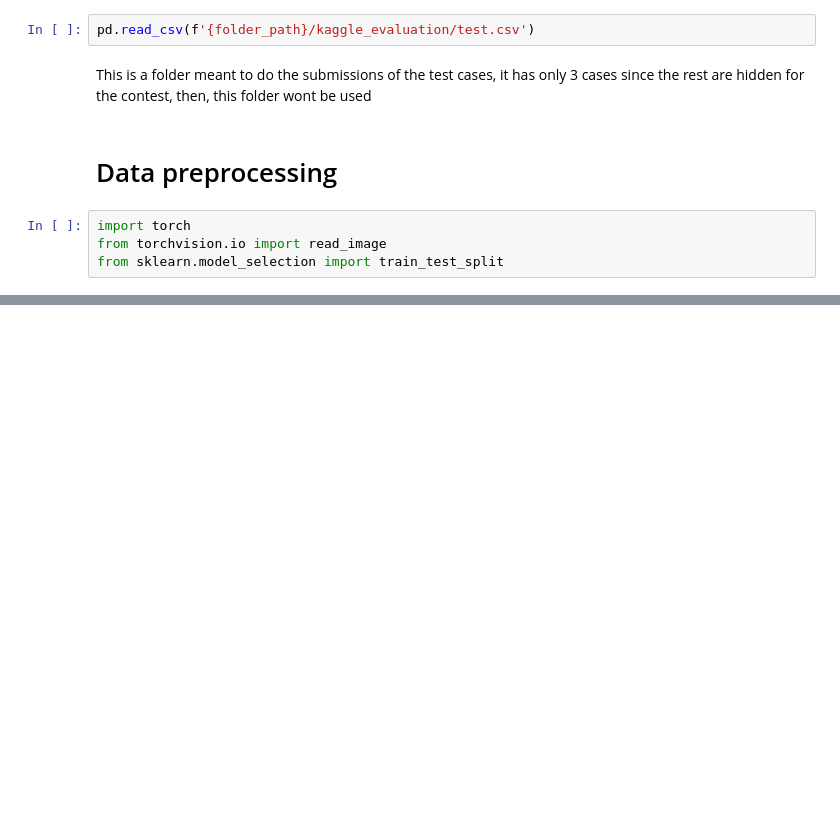
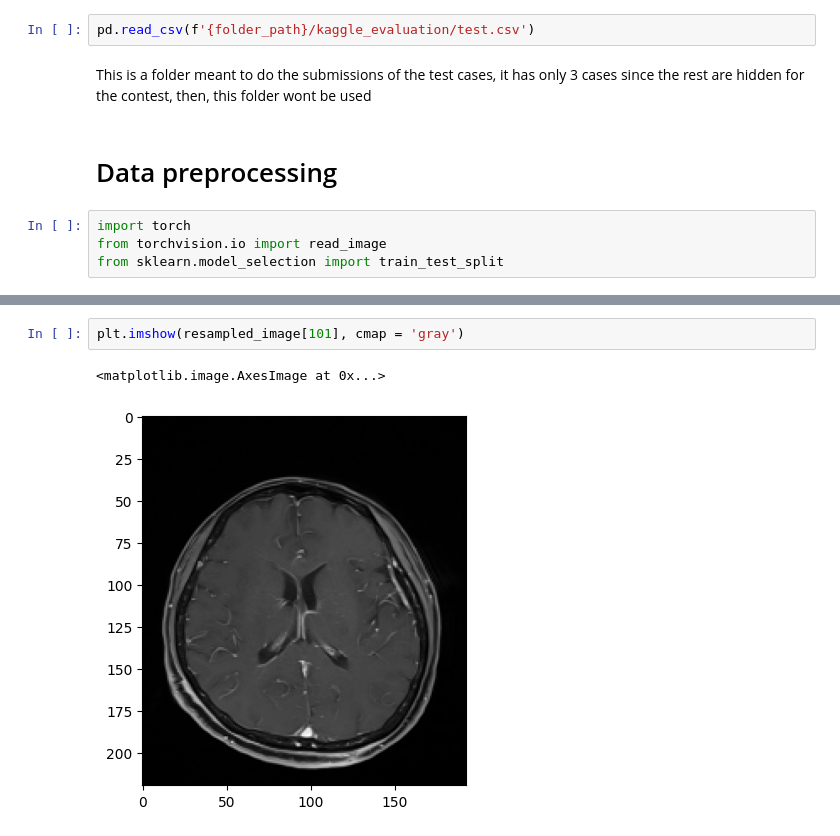
Before and after one commit to juannico007/DL-aneurysm-detection, a Jupyter notebook: Notebooks/aneurysms.ipynb, the cells around one changed output, grey strips where cells are left out. Saved outputs shown, nothing was run; the diff lists cells and outputs as text; blank space fills up the shorter version.

```diff
--- a/Notebooks/aneurysms.ipynb
+++ b/Notebooks/aneurysms.ipynb
@@ -528,0 +520,5 @@ final_dataframe
+# %%
+plt.imshow(resampled_image[101], cmap = 'gray')
+# %% [output]
+<matplotlib.image.AxesImage at 0x...>
+[figure, added]
```
Also changed, not shown: parts of 12 cells of this notebook.
